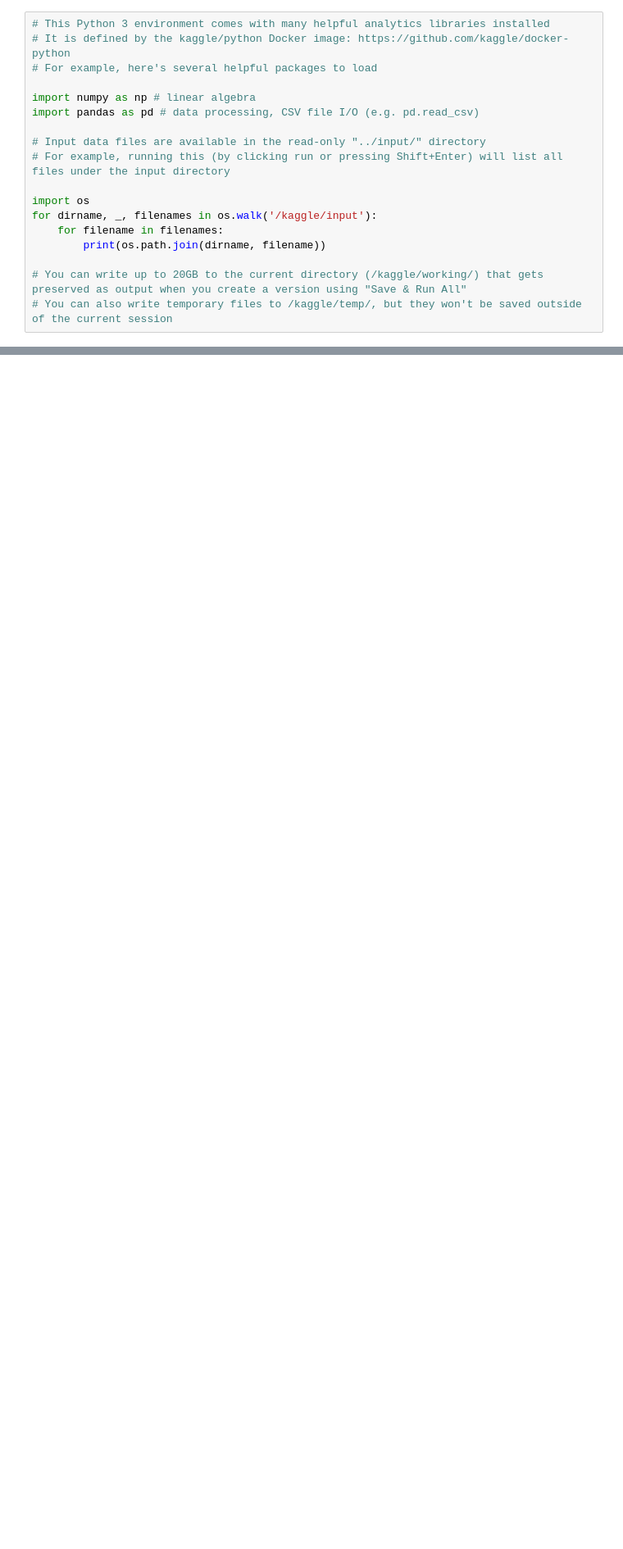
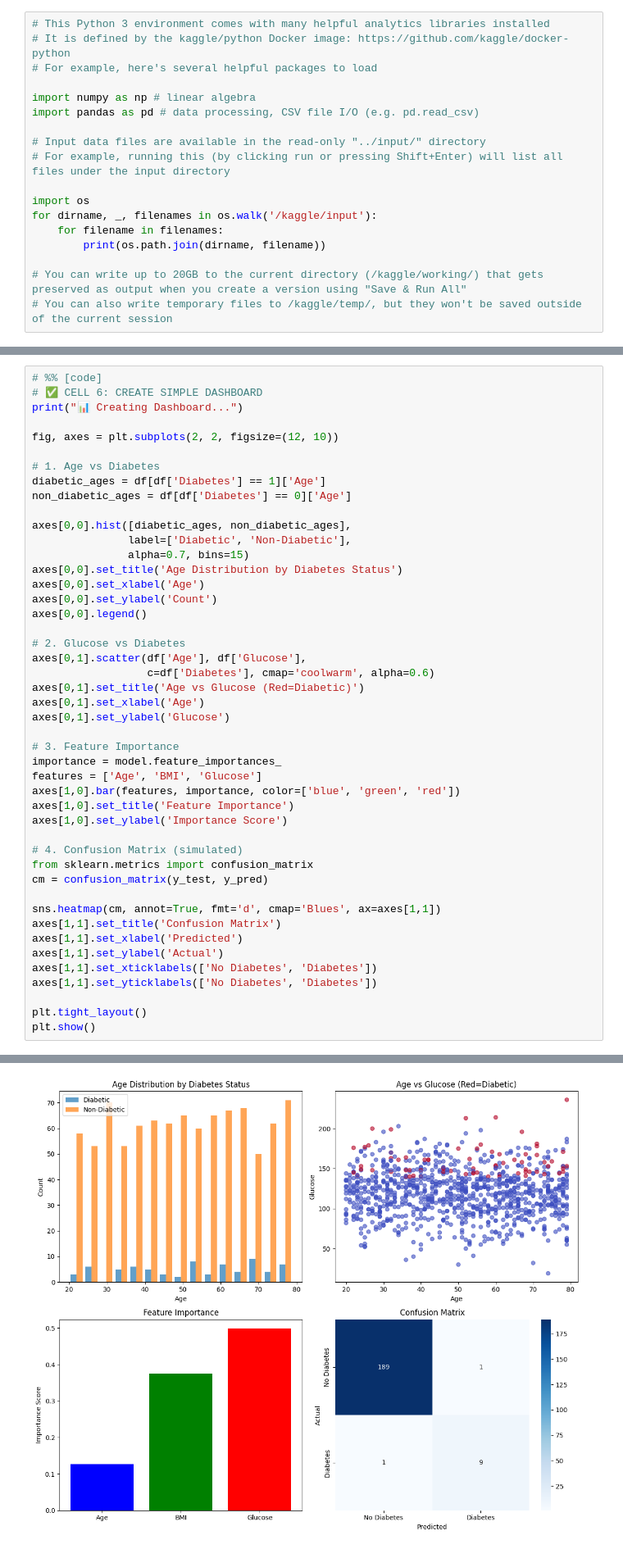
Before and after one commit to Muqadas-g/ali-sher, a Jupyter notebook: end-to-end-ml-pro.ipynb, the cells around one changed output, grey strips where cells are left out. Shown at 82% size. Cells and saved outputs as stored; diff of their text form; blank space fills up the shorter version.

```diff
--- a/end-to-end-ml-pro.ipynb
+++ b/end-to-end-ml-pro.ipynb
@@ -1385,0 +229,47 @@ Ready for deployment on Kaggle, Colab, or any Python environment!
+# %%
+# %% [code]
+# ✅ CELL 6: CREATE SIMPLE DASHBOARD
+print("📊 Creating Dashboard...")
+
+fig, axes = plt.subplots(2, 2, figsize=(12, 10))
+
+# 1. Age vs Diabetes
+diabetic_ages = df[df['Diabetes'] == 1]['Age']
+non_diabetic_ages = df[df['Diabetes'] == 0]['Age']
+
+axes[0,0].hist([diabetic_ages, non_diabetic_ages],
+               label=['Diabetic', 'Non-Diabetic'],
+               alpha=0.7, bins=15)
+axes[0,0].set_title('Age Distribution by Diabetes Status')
+axes[0,0].set_xlabel('Age')
+axes[0,0].set_ylabel('Count')
+axes[0,0].legend()
+
+# 2. Glucose vs Diabetes
+axes[0,1].scatter(df['Age'], df['Glucose'],
+                  c=df['Diabetes'], cmap='coolwarm', alpha=0.6)
+axes[0,1].set_title('Age vs Glucose (Red=Diabetic)')
+axes[0,1].set_xlabel('Age')
+axes[0,1].set_ylabel('Glucose')
+
+# 3. Feature Importance
+importance = model.feature_importances_
+features = ['Age', 'BMI', 'Glucose']
+axes[1,0].bar(features, importance, color=['blue', 'green', 'red'])
+axes[1,0].set_title('Feature Importance')
+axes[1,0].set_ylabel('Importance Score')
+
+# 4. Confusion Matrix (simulated)
+from sklearn.metrics import confusion_matrix
+cm = confusion_matrix(y_test, y_pred)
+
+sns.heatmap(cm, annot=True, fmt='d', cmap='Blues', ax=axes[1,1])
+axes[1,1].set_title('Confusion Matrix')
+axes[1,1].set_xlabel('Predicted')
+axes[1,1].set_ylabel('Actual')
+axes[1,1].set_xticklabels(['No Diabetes', 'Diabetes'])
+axes[1,1].set_yticklabels(['No Diabetes', 'Diabetes'])
+
+plt.tight_layout()
+plt.show()
+# %% [output]
@@ -1385,0 +277 @@ Ready for deployment on Kaggle, Colab, or any Python environment!
+[figure, added]
```
Also changed, not shown: parts of 10 cells of this notebook.
